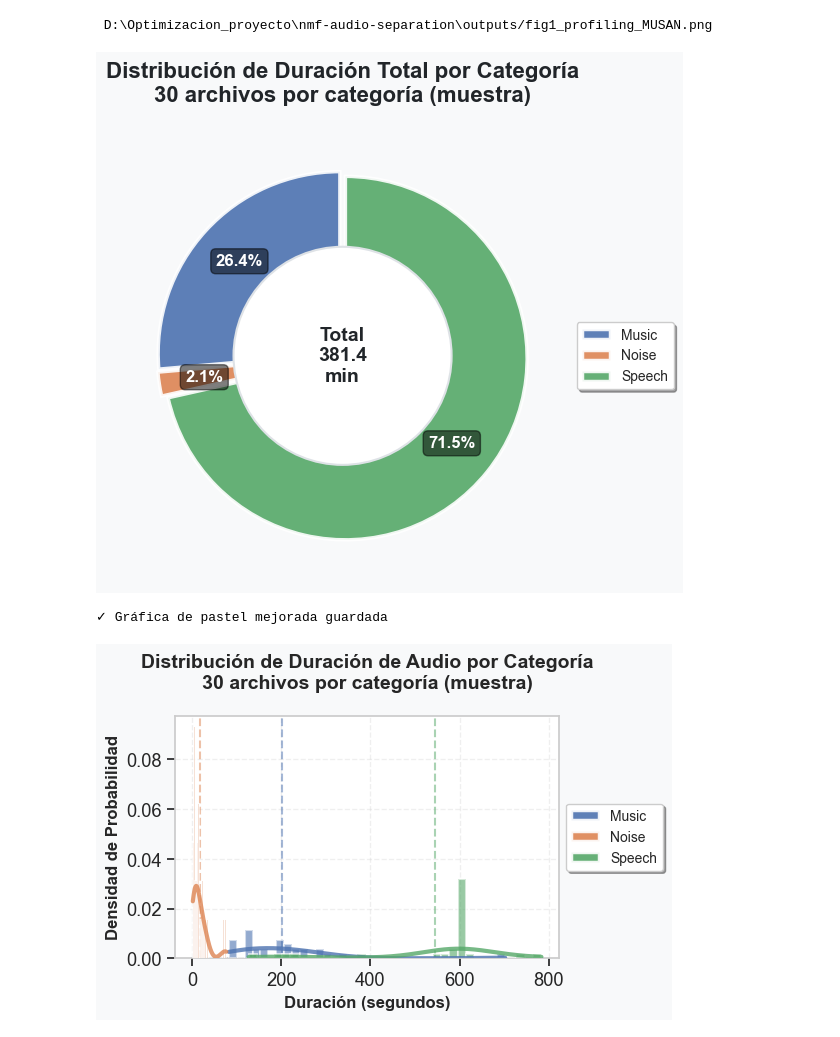
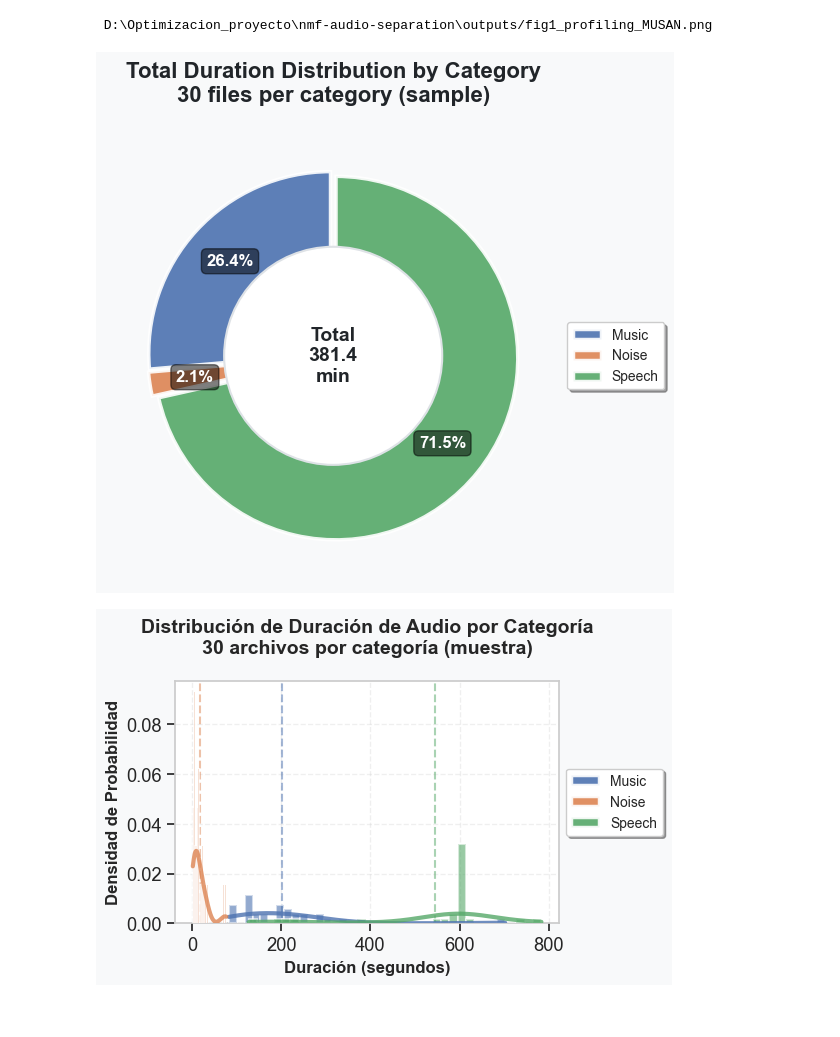
Before and after one commit to LuisPablo54/nmf-audio-separation, a Jupyter notebook: notebooks/EDA_MUSAN.ipynb, the cells around one changed output. Drawn from its saved outputs; the diff is of its cells as text; code cells hidden in the pictures.

```diff
--- a/notebooks/EDA_MUSAN.ipynb
+++ b/notebooks/EDA_MUSAN.ipynb
@@ -441,38 +441,36 @@ wedges, texts, autotexts = ax.pie(
 
 # Mejorar porcentajes
 for autotext in autotexts:
     autotext.set_color('white')
     autotext.set_fontsize(12)
     autotext.set_fontweight('bold')
     autotext.set_bbox(dict(boxstyle='round,pad=0.3', facecolor='black', alpha=0.5))
 
 # Círculo central
 centre_circle = plt.Circle((0, 0), 0.60, fc='white', edgecolor=PALETTE['grid'], linewidth=1.5)
 ax.add_artist(centre_circle)
 
 # Texto central
 ax.text(0, 0, f'Total\n{sum(dur_tot):.1f}\nmin',
         ha='center', va='center',
           fontsize=14, fontweight='bold',
         color=PALETTE['text'])
 # Leyenda de cada categoría de Categorias_limpias
 ax.legend(wedges, [Categoria for Categoria in Categorias_limpias],
           loc='center left', bbox_to_anchor=(1, 0.5),
           fontsize=10, frameon=True, fancybox=True, shadow=True)
 
 
-ax.set_title('Distribución de Duración Total por Categoría\n' +
-             '30 archivos por categoría (muestra)',
+ax.set_title('Total Duration Distribution by Category\n' +
+             '30 files per category (sample)',
              fontsize=16, fontweight='bold', pad=20, color=PALETTE['text'])
 
 plt.tight_layout()
 fig1.savefig(f"{OUTPUT_DIR}/fig_pie_duracion_mejorada.png", dpi=300, bbox_inches='tight',
              facecolor=PALETTE['bg'])
 plt.show()
-print(f'✓ Gráfica de pastel mejorada guardada')
 # %% [output]
-[figure, old version]
+[figure, new version]
-✓ Gráfica de pastel mejorada guardada
 # %%
 # ============================================================
 # FIGURA 2: DISTRIBUCIÓN DE SONIDO - Histograma de duración
```
Also changed, not shown: parts of 1 cell of this notebook, 2 other files.
